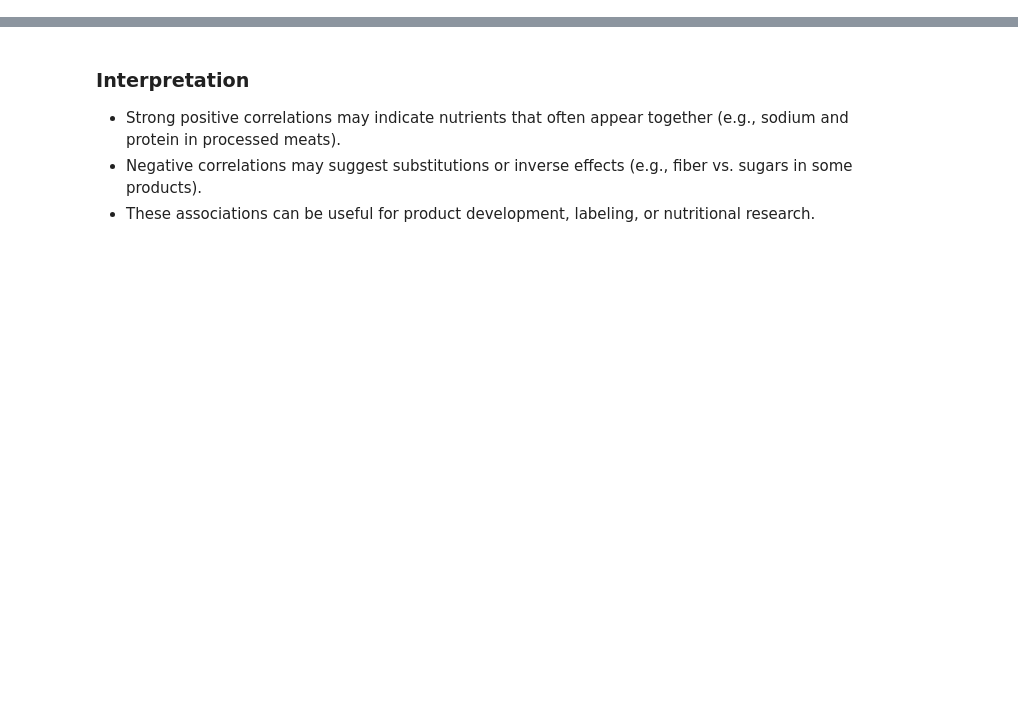
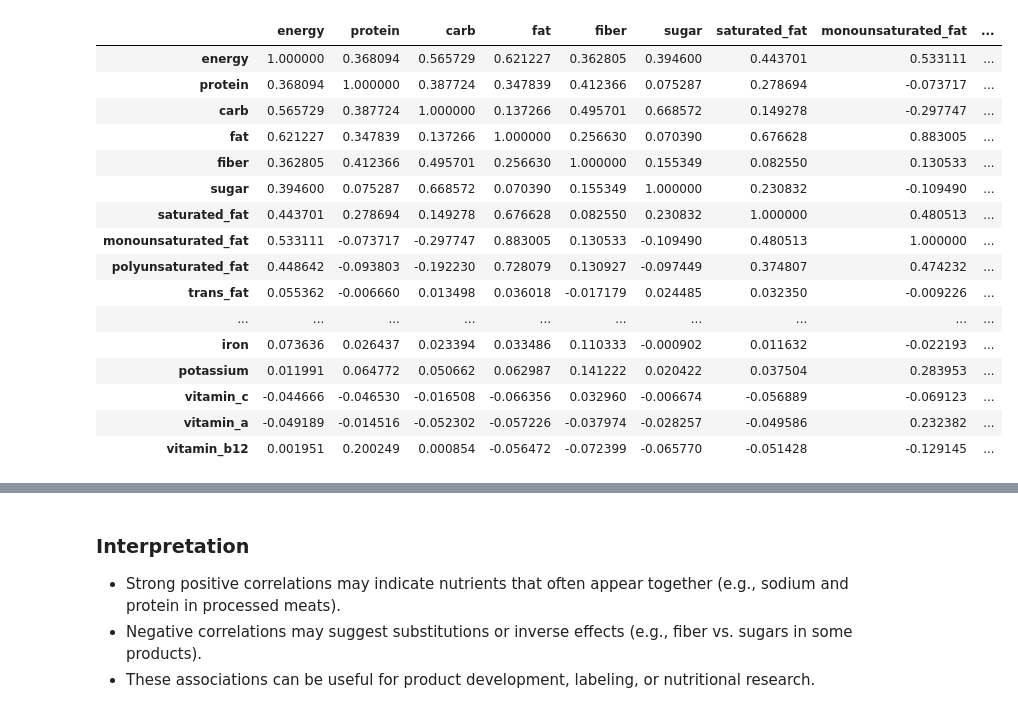
Before and after one commit to Tedyst/FII-BDA, a Jupyter notebook: scripts/nutritional_correlation_analysis.ipynb, the cells around one changed output, grey strips where cells are left out. Drawn from its saved outputs; the diff is of its cells as text; code cells hidden in the pictures; blank space fills up the shorter version.

```diff
--- a/scripts/nutritional_correlation_analysis.ipynb
+++ b/scripts/nutritional_correlation_analysis.ipynb
@@ -89,14 +98,42 @@ df.show(5)
 # Example: df = df.filter(df.category == 'branded_food')
 # (Add more filters as needed)
 # %%
-# Prepare for correlation: select only nutrient columns, drop rows with too many missing values
+# Prepare for correlation: select only nutrient columns, drop rows with too many missing values (PySpark only)
+min_valid = 3  # require at least 3 non-null nutrients
 from pyspark.sql.functions import col
-min_valid = 3  # require at least 3 non-null nutrients
 valid_row = sum([col(c).isNotNull().cast('int') for c in nutrient_cols]) >= min_valid
 df_valid = df.where(valid_row)
 
-# Collect to pandas for correlation matrix (PySpark does not have built-in corr matrix)
-pdf = df_valid.select(nutrient_cols).toPandas()
-corr_matrix = pdf.corr(method='pearson')
-corr_matrix
+def compute_corr_matrix_spark(df, cols):
+    n = len(cols)
+    corr_matrix = np.zeros((n, n))
+    for i in range(n):
+        for j in range(n):
+            if i == j:
+                corr_matrix[i, j] = 1.0
+            elif i < j:
+                val = df.stat.corr(cols[i], cols[j])
+                corr_matrix[i, j] = val
+                corr_matrix[j, i] = val
+    return corr_matrix
+
+corr_matrix = compute_corr_matrix_spark(df_valid, nutrient_cols)
+# %% [output]
+|  | energy | protein | carb | fat | fiber | sugar | saturated_fat | monounsaturated_fat | ... |
+| energy | 1.000000 | 0.368094 | 0.565729 | 0.621227 | 0.362805 | 0.394600 | 0.443701 | 0.533111 | ... |
+| protein | 0.368094 | 1.000000 | 0.387724 | 0.347839 | 0.412366 | 0.075287 | 0.278694 | -0.073717 | ... |
+| carb | 0.565729 | 0.387724 | 1.000000 | 0.137266 | 0.495701 | 0.668572 | 0.149278 | -0.297747 | ... |
+| fat | 0.621227 | 0.347839 | 0.137266 | 1.000000 | 0.256630 | 0.070390 | 0.676628 | 0.883005 | ... |
+| fiber | 0.362805 | 0.412366 | 0.495701 | 0.256630 | 1.000000 | 0.155349 | 0.082550 | 0.130533 | ... |
+| sugar | 0.394600 | 0.075287 | 0.668572 | 0.070390 | 0.155349 | 1.000000 | 0.230832 | -0.109490 | ... |
+| saturated_fat | 0.443701 | 0.278694 | 0.149278 | 0.676628 | 0.082550 | 0.230832 | 1.000000 | 0.480513 | ... |
+| monounsaturated_fat | 0.533111 | -0.073717 | -0.297747 | 0.883005 | 0.130533 | -0.109490 | 0.480513 | 1.000000 | ... |
+| polyunsaturated_fat | 0.448642 | -0.093803 | -0.192230 | 0.728079 | 0.130927 | -0.097449 | 0.374807 | 0.474232 | ... |
+| trans_fat | 0.055362 | -0.006660 | 0.013498 | 0.036018 | -0.017179 | 0.024485 | 0.032350 | -0.009226 | ... |
+| ... | ... | ... | ... | ... | ... | ... | ... | ... | ... |
+| iron | 0.073636 | 0.026437 | 0.023394 | 0.033486 | 0.110333 | -0.000902 | 0.011632 | -0.022193 | ... |
+| potassium | 0.011991 | 0.064772 | 0.050662 | 0.062987 | 0.141222 | 0.020422 | 0.037504 | 0.283953 | ... |
+| vitamin_c | -0.044666 | -0.046530 | -0.016508 | -0.066356 | 0.032960 | -0.006674 | -0.056889 | -0.069123 | ... |
+| vitamin_a | -0.049189 | -0.014516 | -0.052302 | -0.057226 | -0.037974 | -0.028257 | -0.049586 | 0.232382 | ... |
+| vitamin_b12 | 0.001951 | 0.200249 | 0.000854 | -0.056472 | -0.072399 | -0.065770 | -0.051428 | -0.129145 | ... |
 # %%
```
Also changed, not shown: parts of 6 cells of this notebook, 2 other files.
